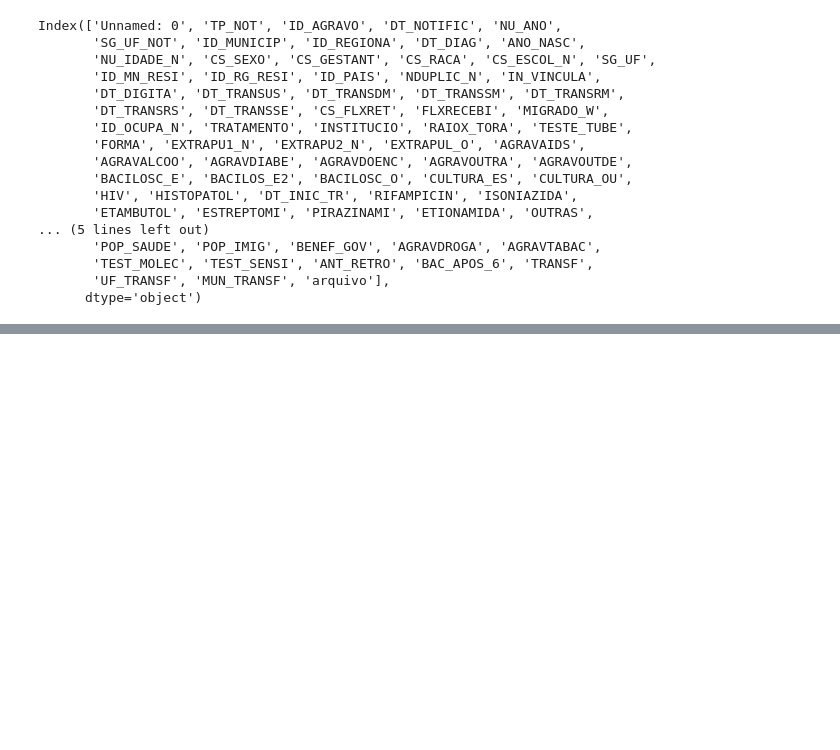
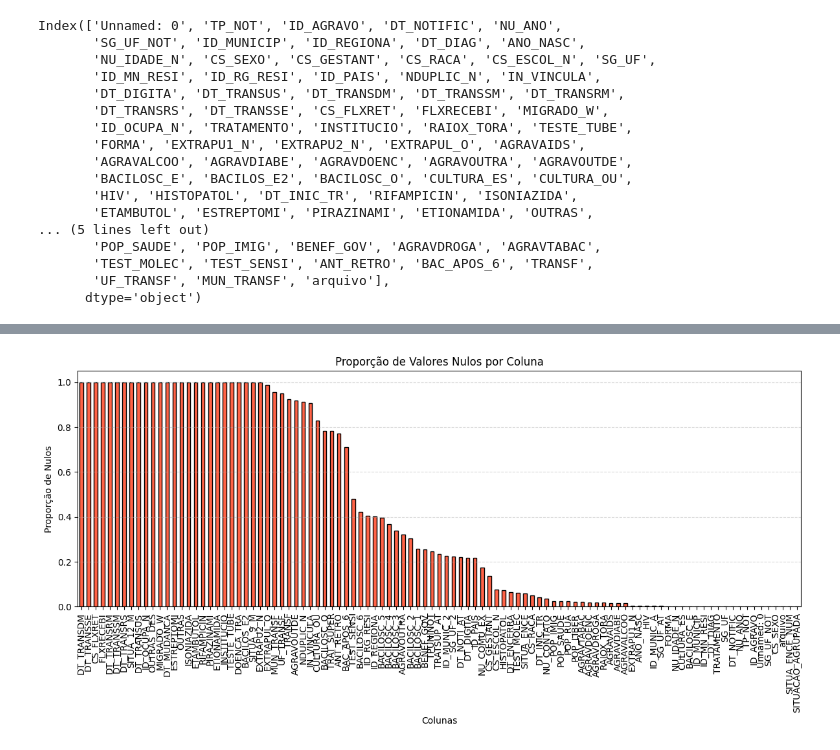
Before and after one commit to FreitasVarejo/MC853-Project, a Jupyter notebook: lab01/notebook.ipynb, the cells around one changed output, grey strips where cells are left out. Cells and saved outputs as stored; diff of their text form; code cells hidden in the pictures; blank space fills up the shorter version.

```diff
--- a/lab01/notebook.ipynb
+++ b/lab01/notebook.ipynb
@@ -38,0 +144,24 @@ Index(['Unnamed: 0', 'TP_NOT', 'ID_AGRAVO', 'DT_NOTIFIC', 'NU_ANO',
+# %%
+df_sem_zero = df_final_filtrado_ano[df_final_filtrado_ano['SITUA_ENCE'] != 0]
+# %%
+# a gente tentou cortar as colunas com mais componentes nulos
+
+import matplotlib.pyplot as plt
+
+# Calcula a proporção de valores nulos por coluna
+null_ratios = df_sem_zero.isna().mean()
+
+# Plota o histograma (gráfico de barras)
+plt.figure(figsize=(12, 6))
+null_ratios.sort_values(ascending=False).plot(kind='bar', color='tomato', edgecolor='black')
+
+plt.title('Proporção de Valores Nulos por Coluna')
+plt.xlabel('Colunas')
+plt.ylabel('Proporção de Nulos')
+plt.xticks(rotation=90)
+plt.grid(axis='y', linestyle='--', alpha=0.5)
+
+plt.tight_layout()
+plt.show()
+# %% [output]
+[figure, added]
```
Also changed, not shown: parts of 14 cells of this notebook.
